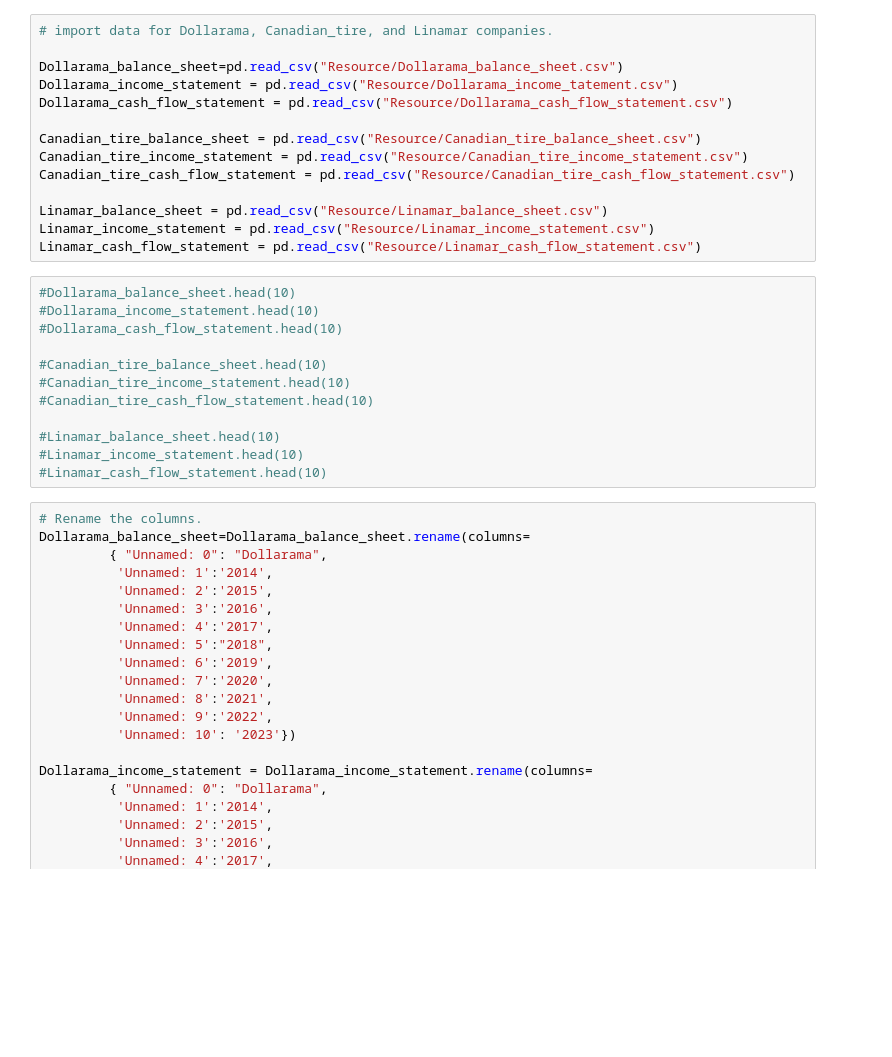
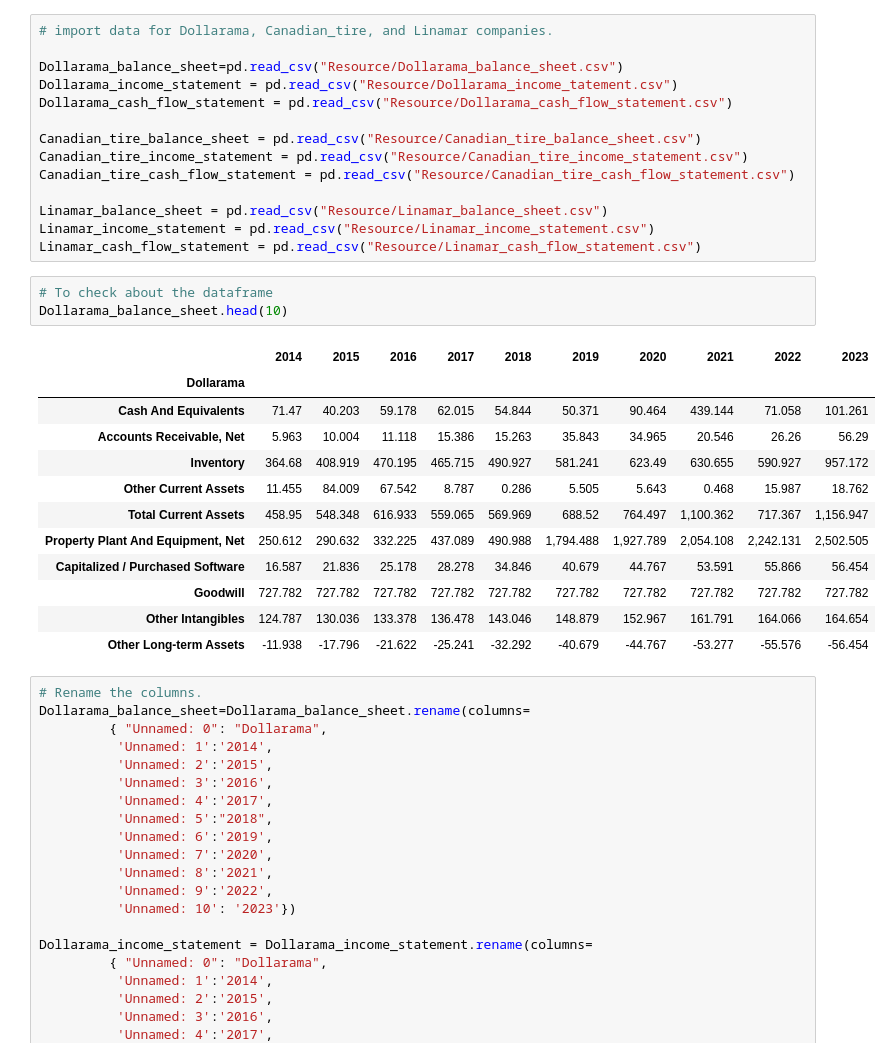
Before and after one commit to jash1112/project-financial_analysis, a Jupyter notebook: the_project from Jash.ipynb, the cells around one changed output. Cells and saved outputs as stored; diff of their text form; blank space fills up the shorter version.

```diff
--- a/the_project from Jash.ipynb
+++ b/the_project from Jash.ipynb
@@ -34,17 +34,21 @@ Linamar_balance_sheet = pd.read_csv("Resource/Linamar_balance_sheet.csv")
 Linamar_income_statement = pd.read_csv("Resource/Linamar_income_statement.csv")
 Linamar_cash_flow_statement = pd.read_csv("Resource/Linamar_cash_flow_statement.csv")
 # %%
-#Dollarama_balance_sheet.head(10)
-#Dollarama_income_statement.head(10)
-#Dollarama_cash_flow_statement.head(10)
-
-#Canadian_tire_balance_sheet.head(10)
-#Canadian_tire_income_statement.head(10)
-#Canadian_tire_cash_flow_statement.head(10)
-
-#Linamar_balance_sheet.head(10)
-#Linamar_income_statement.head(10)
-#Linamar_cash_flow_statement.head(10)
+# To check about the dataframe
+Dollarama_balance_sheet.head(10)
+# %% [output]
+|  | 2014 | 2015 | 2016 | 2017 | 2018 | 2019 | 2020 | 2021 | 2022 | 2023 |
+| Dollarama |  |  |  |  |  |  |  |  |  |  |
+| Cash And Equivalents | 71.47 | 40.203 | 59.178 | 62.015 | 54.844 | 50.371 | 90.464 | 439.144 | 71.058 | 101.261 |
+| Accounts Receivable, Net | 5.963 | 10.004 | 11.118 | 15.386 | 15.263 | 35.843 | 34.965 | 20.546 | 26.26 | 56.29 |
+| Inventory | 364.68 | 408.919 | 470.195 | 465.715 | 490.927 | 581.241 | 623.49 | 630.655 | 590.927 | 957.172 |
+| Other Current Assets | 11.455 | 84.009 | 67.542 | 8.787 | 0.286 | 5.505 | 5.643 | 0.468 | 15.987 | 18.762 |
+| Total Current Assets | 458.95 | 548.348 | 616.933 | 559.065 | 569.969 | 688.52 | 764.497 | 1,100.362 | 717.367 | 1,156.947 |
+| Property Plant And Equipment, Net | 250.612 | 290.632 | 332.225 | 437.089 | 490.988 | 1,794.488 | 1,927.789 | 2,054.108 | 2,242.131 | 2,502.505 |
+| Capitalized / Purchased Software | 16.587 | 21.836 | 25.178 | 28.278 | 34.846 | 40.679 | 44.767 | 53.591 | 55.866 | 56.454 |
+| Goodwill | 727.782 | 727.782 | 727.782 | 727.782 | 727.782 | 727.782 | 727.782 | 727.782 | 727.782 | 727.782 |
+| Other Intangibles | 124.787 | 130.036 | 133.378 | 136.478 | 143.046 | 148.879 | 152.967 | 161.791 | 164.066 | 164.654 |
+| Other Long-term Assets | -11.938 | -17.796 | -21.622 | -25.241 | -32.292 | -40.679 | -44.767 | -53.277 | -55.576 | -56.454 |
 # %%
 # Rename the columns.
 Dollarama_balance_sheet=Dollarama_balance_sheet.rename(columns=
```
